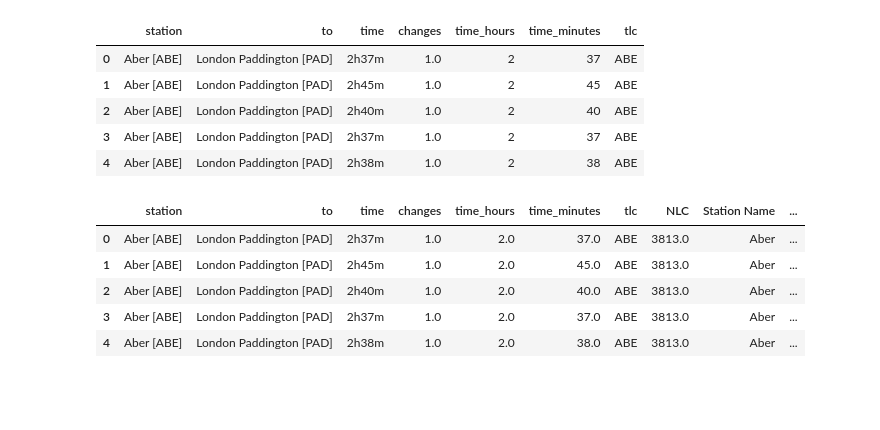
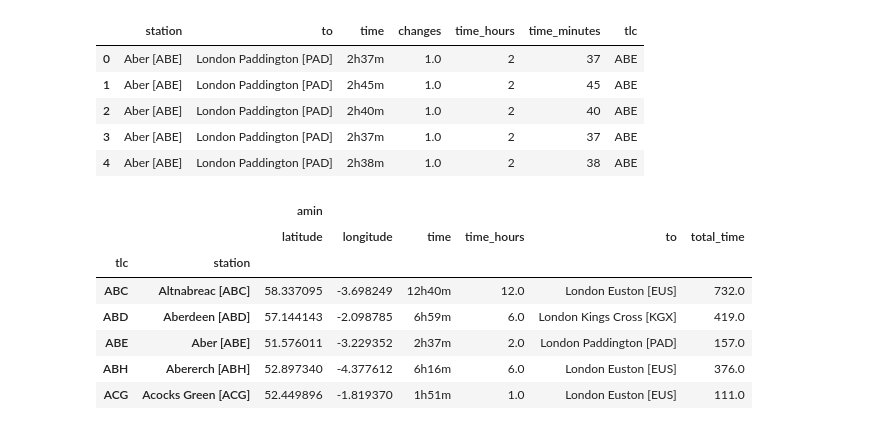
Before and after one commit to omeyrick/PlacesToLive, a Jupyter notebook: Jupyter - PlacesToLive.ipynb, the cells around one changed output. Drawn from its saved outputs; the diff is of its cells as text; code cells hidden in the pictures; blank space fills up the shorter version.

```diff
--- a/Jupyter - PlacesToLive.ipynb
+++ b/Jupyter - PlacesToLive.ipynb
@@ -347,7 +177,7 @@ df_stations.head()
 | 3 | 3982.0 | ABA | Aberdare | CF44 0PU | Wales - Cymru | Rhondda Cynon Taff - Rhondda Cyno... | ... |
 | 4 | 8976.0 | ABD | Aberdeen | AB11 6LX | Scotland | Aberdeen City | ... |
 # %%
-df_master_times = pd.read_csv("/Users/OliverM/Code/PlacesToLive/data/train_times.csv", index_col=0)
+df_master_times = pd.read_csv("https://raw.githubusercontent.com/omeyrick/PlacesToLive/master/data/train_times.csv", index_col=0)
 # %%
 #Tidy up time and station name data for merging and analysis
 df_master_times['time_hours'] = df_master_times['time'].str.extract('(.+?)h', expand=True)
@@ -373,9 +199,20 @@ df_master_times['time_hours'] = df_master_times['time_hours'].fillna(value=0)
+# %%
+# Tidy up master times dataframe and in
+df_master_times[['time_hours','time_minutes']] = df_master_times[['time_hours','time_minutes']].apply(pd.to_numeric)
+df_master_times['time_hours'] = df_master_times['time_hours'].fillna(value=0)
+df_master_times['total_time'] = df_master_times['time_hours'] * 60 + df_master_times['time_minutes']
+df_master_times = df_master_times[df_master_times['id'] > 0]
+# %%
+df_min_times = pd.pivot_table(df_master_times,index=['tlc','station'], values=['time','total_time','time_hours', 'to',
+                                                                              'latitude','longitude'],aggfunc=[np.min])
 # %%
-df_master_times.head()
+df_min_times.head()
 # %% [output]
-|  | station | to | time | changes | time_hours | time_minutes | tlc | NLC | Station Name | ... |
-| 0 | Aber [ABE] | London Paddington [PAD] | 2h37m | 1.0 | 2.0 | 37.0 | ABE | 3813.0 | Aber | ... |
-| 1 | Aber [ABE] | London Paddington [PAD] | 2h45m | 1.0 | 2.0 | 45.0 | ABE | 3813.0 | Aber | ... |
-| 2 | Aber [ABE] | London Paddington [PAD] | 2h40m | 1.0 | 2.0 | 40.0 | ABE | 3813.0 | Aber | ... |
-| 3 | Aber [ABE] | London Paddington [PAD] | 2h37m | 1.0 | 2.0 | 37.0 | ABE | 3813.0 | Aber | ... |
-| 4 | Aber [ABE] | London Paddington [PAD] | 2h38m | 1.0 | 2.0 | 38.0 | ABE | 3813.0 | Aber | ... |
+|  |  | amin |  |  |  |  |  |
+|  |  | latitude | longitude | time | time_hours | to | total_time |
+| tlc | station |  |  |  |  |  |  |
+| ABC | Altnabreac [ABC] | 58.337095 | -3.698249 | 12h40m | 12.0 | London Euston [EUS] | 732.0 |
+| ABD | Aberdeen [ABD] | 57.144143 | -2.098785 | 6h59m | 6.0 | London Kings Cross [KGX] | 419.0 |
+| ABE | Aber [ABE] | 51.576011 | -3.229352 | 2h37m | 2.0 | London Paddington [PAD] | 157.0 |
+| ABH | Abererch [ABH] | 52.897340 | -4.377612 | 6h16m | 6.0 | London Euston [EUS] | 376.0 |
+| ACG | Acocks Green [ACG] | 52.449896 | -1.819370 | 1h51m | 1.0 | London Euston [EUS] | 111.0 |
```
Also changed, not shown: parts of 5 cells of this notebook, 1 other file.
